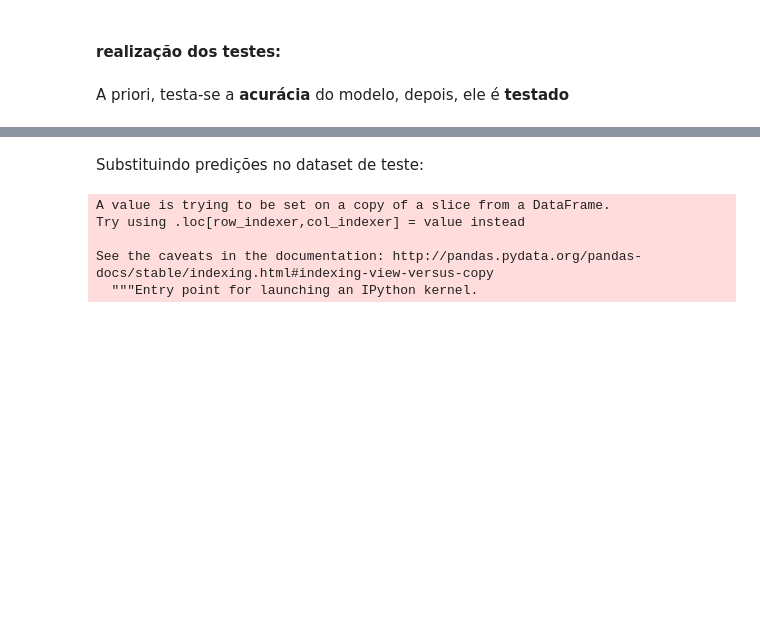
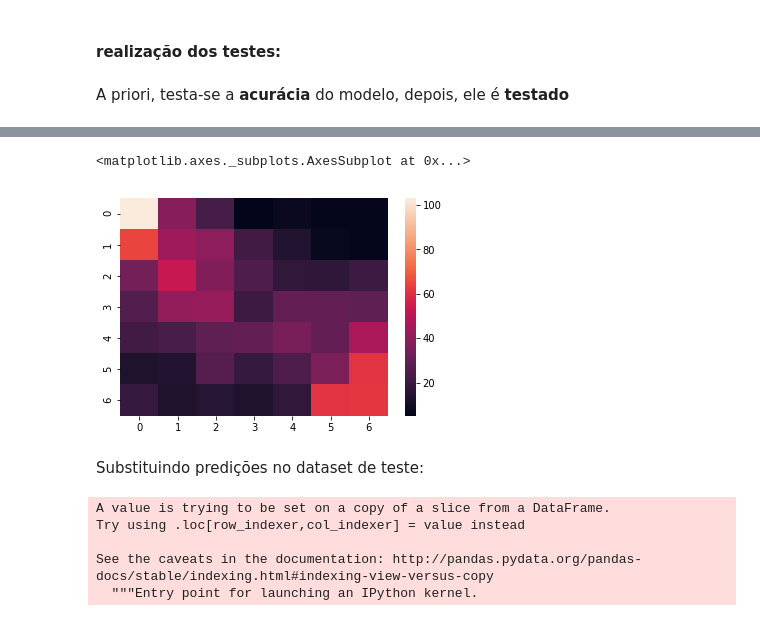
Before and after one commit to Amanda-Carmo/projeto2_cdados, a Jupyter notebook: Projeto 2 DADOS.ipynb, the cells around one changed output, grey strips where cells are left out. Drawn from its saved outputs; the diff is of its cells as text; code cells hidden in the pictures; blank space fills up the shorter version.

```diff
--- a/Projeto 2 DADOS.ipynb
+++ b/Projeto 2 DADOS.ipynb
@@ -344,9 +364,9 @@ test = dados[~msk]
 # %%
 y_train = train['positionOrder']
-x_train = train.drop(columns = ['positionOrder', 'position','points'])
+x_train = train.drop(columns = ['positionOrder', 'position'])
 # %%
 y_test = test['positionOrder']
-x_test = test.drop(columns=['positionOrder', 'position','points'])
+x_test = test.drop(columns=['positionOrder', 'position'])
 # %%
 y_test.dtype
 # %% [output]
@@ -390,0 +428,3 @@ acc_RandomForestClassifier
+# %%
+matriz = confusion_matrix(y_test, y_predict)
+matriz
@@ -391,3 +439,8 @@ acc_RandomForestClassifier
+# %%
+sns.heatmap(matriz)
+# %% [output]
+<matplotlib.axes._subplots.AxesSubplot at 0x...>
+[figure, added]
 # %% [markdown]
 Substituindo predições no dataset de teste:
 # %%
```
Also changed, not shown: parts of 36 cells of this notebook.
